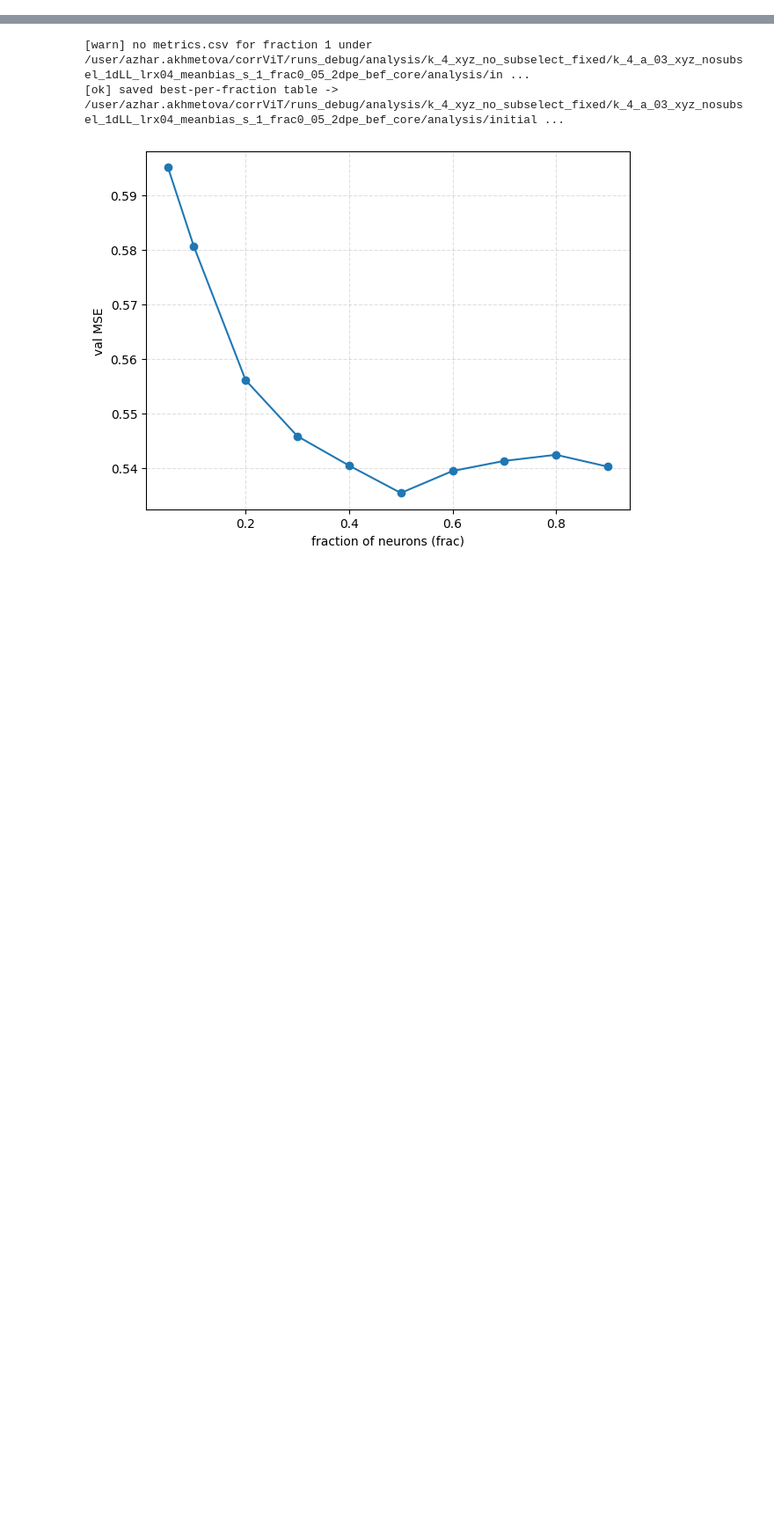
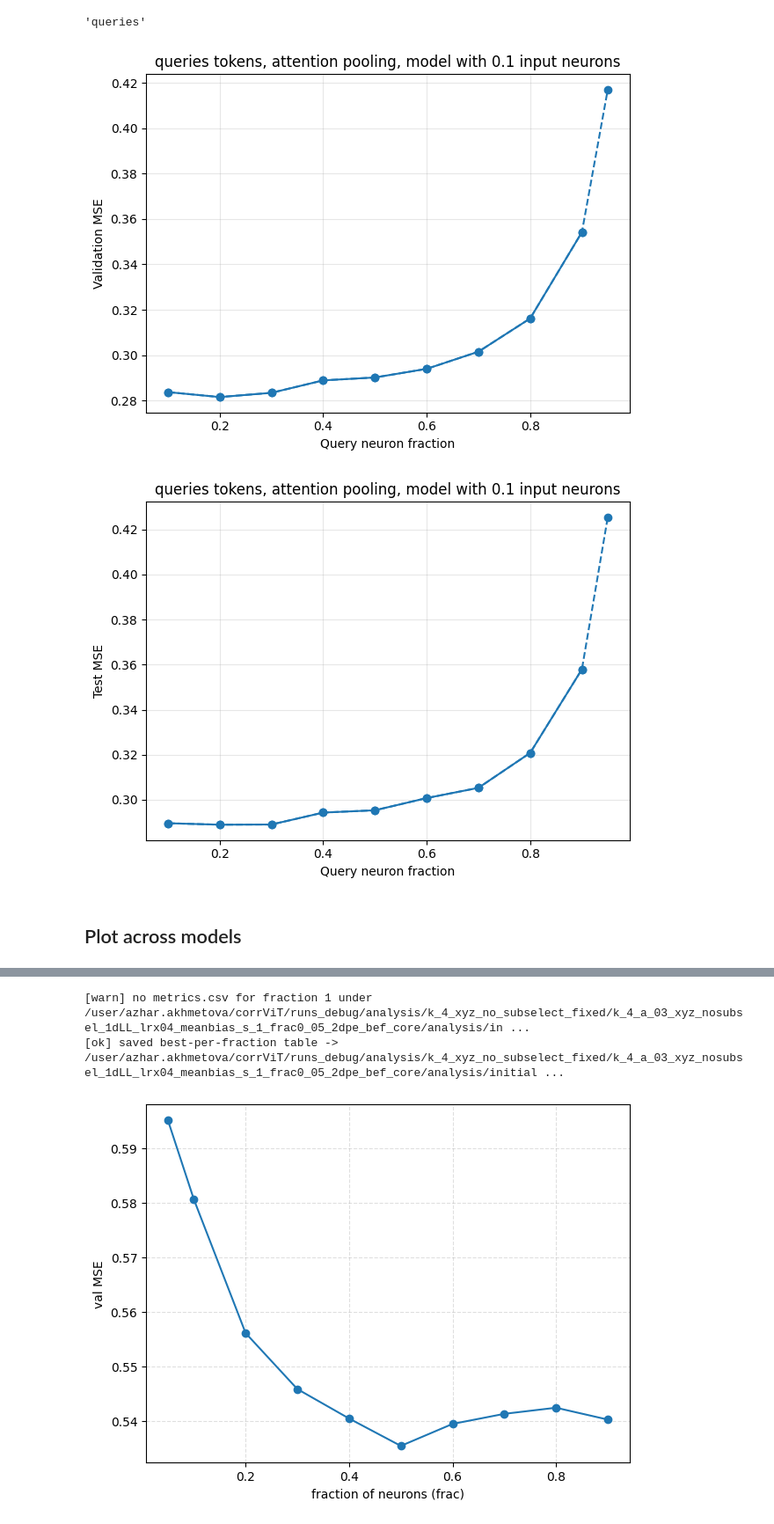
Before and after one commit to azharakhmetova/neuro-transformer, a Jupyter notebook: misc/analysis/decoding_latents_vis.ipynb, the cells around one changed output, grey strips where cells are left out. Shown at 88% size. Cells and saved outputs as stored; diff of their text form; code cells hidden in the pictures; blank space fills up the shorter version.

```diff
--- a/misc/analysis/decoding_latents_vis.ipynb
+++ b/misc/analysis/decoding_latents_vis.ipynb
@@ -6,0 +173,13 @@ from pathlib import Path
+# %%
+base_dir = Path(args.output_dir) / "analysis" / args.representation_type
+if not base_dir.exists():
+    raise SystemExit(f"Base directory does not exist: {base_dir}")
+
+print(f"Collecting best runs under {base_dir} for pooling type: {args.pooling_type}")
+results = collect_all_fractions(base_dir, metric="final_val_mse", pooling_folder=args.pooling_type)
+if not results:
+    raise SystemExit("No valid metrics.csv files found.")
+
+# Save summary CSV
+summary_csv = base_dir / f"{args.out_prefix}_{args.pooling_type}.csv"
+save_summary_csv(results, summary_csv)
@@ -6,0 +276,33 @@ from pathlib import Path
+# %%
+args.representation_type
+# %% [output]
+'queries'
+# %%
+# Plot val and test MSE vs fraction
+frac_model = 0.10
+prefix = f"{args.representation_type}_{args.pooling_type}_{frac_model}"
+plot_metric_vs_fraction(
+    results,
+    metric_key="final_val_mse",
+    out_path=base_dir / f"{prefix}_val_mse_vs_frac.png",
+    ylabel="Validation MSE",
+    title=f"{args.representation_type} tokens, attention pooling, model with {frac_model} input neurons",
+    save=False,
+    representation_type=args.representation_type,
+    train_frac=frac_model,
+)
+plot_metric_vs_fraction(
+    results,
+    metric_key="final_test_mse",
+    out_path=base_dir / f"{prefix}_test_mse_vs_frac.png",
+    ylabel="Test MSE",
+    title=f"{args.representation_type} tokens, attention pooling, model with {frac_model} input neurons",
+    save=False,
+    representation_type=args.representation_type,
+    train_frac=frac_model,
+)
+# %% [output]
+[figure, added]
+[figure, added]
+# %% [markdown]
+## Plot across models
```
Also changed, not shown: parts of 18 cells of this notebook, 17 other files.
